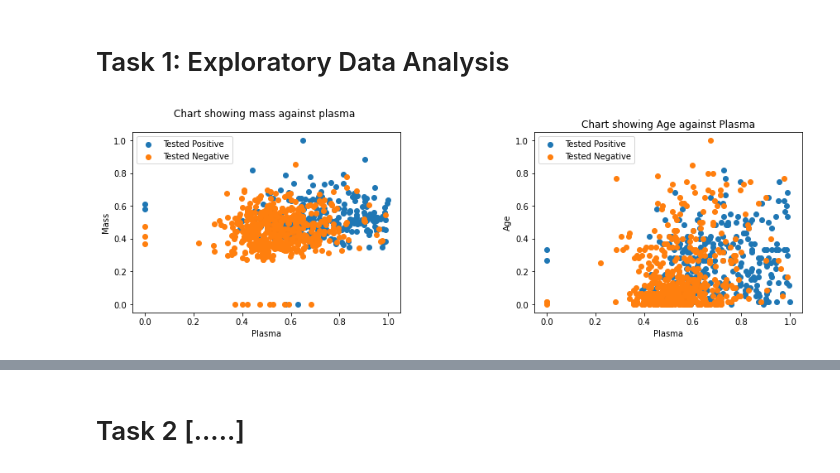
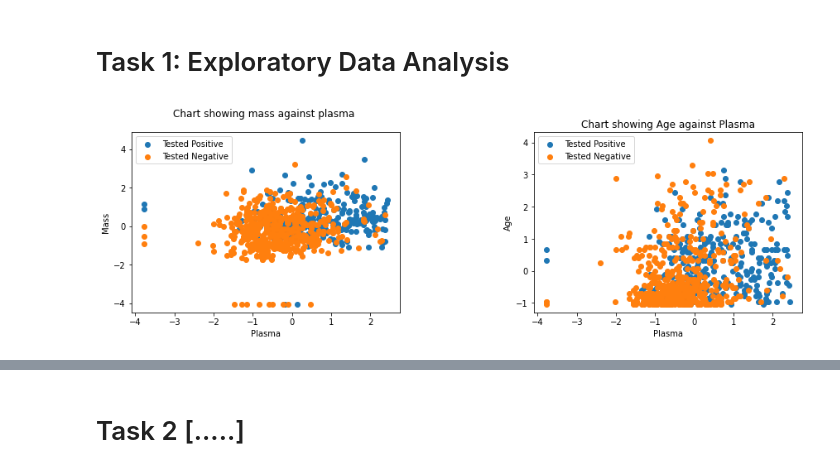
Before and after one commit to matt-drayton/ecm3420-learning-from-data-cwk1, a Jupyter notebook: coursework1_template.ipynb, the cells around one changed output, grey strips where cells are left out. Drawn from its saved outputs; the diff is of its cells as text; code cells hidden in the pictures.

Commit message:
Standardise data before plotting

```diff
--- a/coursework1_template.ipynb
+++ b/coursework1_template.ipynb
@@ -71,36 +71,36 @@ Please clearly highlight each task.
 # %%
 # Replace strings with numbers to allow standardisation
 dia_all['class'] = dia_all['class'].replace('tested_positive', 1)
 dia_all['class'] = dia_all['class'].replace('tested_negative', 0)
 
 # Standardise values
 arr = dia_all.values
-scaler = preprocessing.MinMaxScaler()
+scaler = preprocessing.StandardScaler()
 x_scaled = scaler.fit_transform(arr)
 df = pd.DataFrame(x_scaled, columns=dia_all.columns)
 
-# sb.pairplot(df, hue="class")
-
+positive = df['class'][0]
+negative = df['class'][1]
 # Draw charts
 fig, axes = plt.subplots(nrows=1, ncols=2)
 plt.suptitle("Chart showing mass against plasma ")
 plt.title('Chart showing Age against Plasma')
 
 
-axes[0].scatter(df['plas'][df['class']==1], df['mass'][df['class']==1], label="Tested Positive")
-axes[0].scatter(df['plas'][df['class']==0], df['mass'][df['class']==0], label="Tested Negative")
+axes[0].scatter(df['plas'][df['class']==positive], df['mass'][df['class']==positive], label="Tested Positive")
+axes[0].scatter(df['plas'][df['class']==negative], df['mass'][df['class']==negative], label="Tested Negative")
 axes[0].legend()
 axes[0].set_xlabel('Plasma')
 axes[0].set_ylabel('Mass')
 
-axes[1].scatter(df['plas'][df['class']==1], df['age'][df['class']==1], label="Tested Positive")
-axes[1].scatter(df['plas'][df['class']==0], df['age'][df['class']==0], label="Tested Negative")
+axes[1].scatter(df['plas'][df['class']==positive], df['age'][df['class']==positive], label="Tested Positive")
+axes[1].scatter(df['plas'][df['class']==negative], df['age'][df['class']==negative], label="Tested Negative")
 axes[1].legend()
 axes[1].set_xlabel('Plasma')
 axes[1].set_ylabel('Age')
 
 fig.subplots_adjust(wspace=0.5, right=2)
 # %% [output]
-[figure, old version]
+[figure, new version]
 # %%
 # Somewhat predictibily, as age increases, so does the number of pregnancies
```
Also changed, not shown: parts of 1 cell of this notebook.
